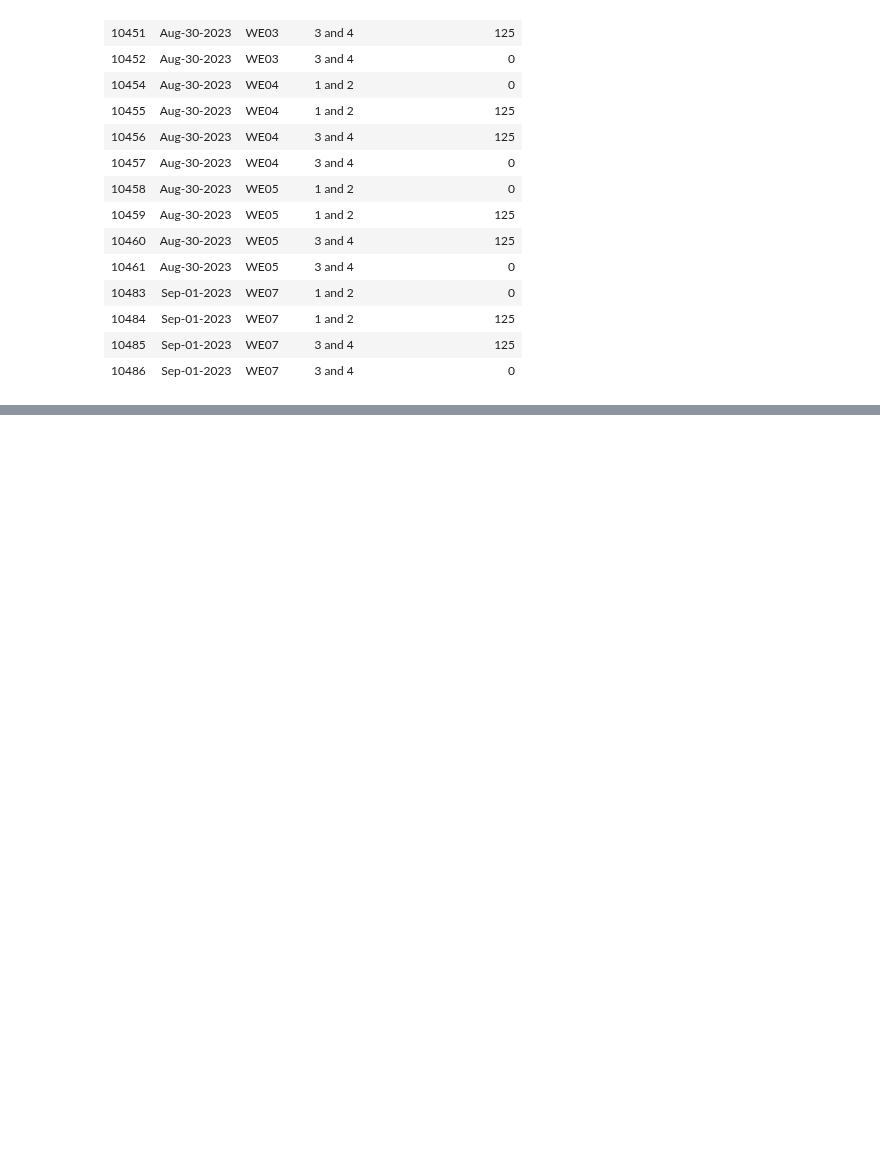
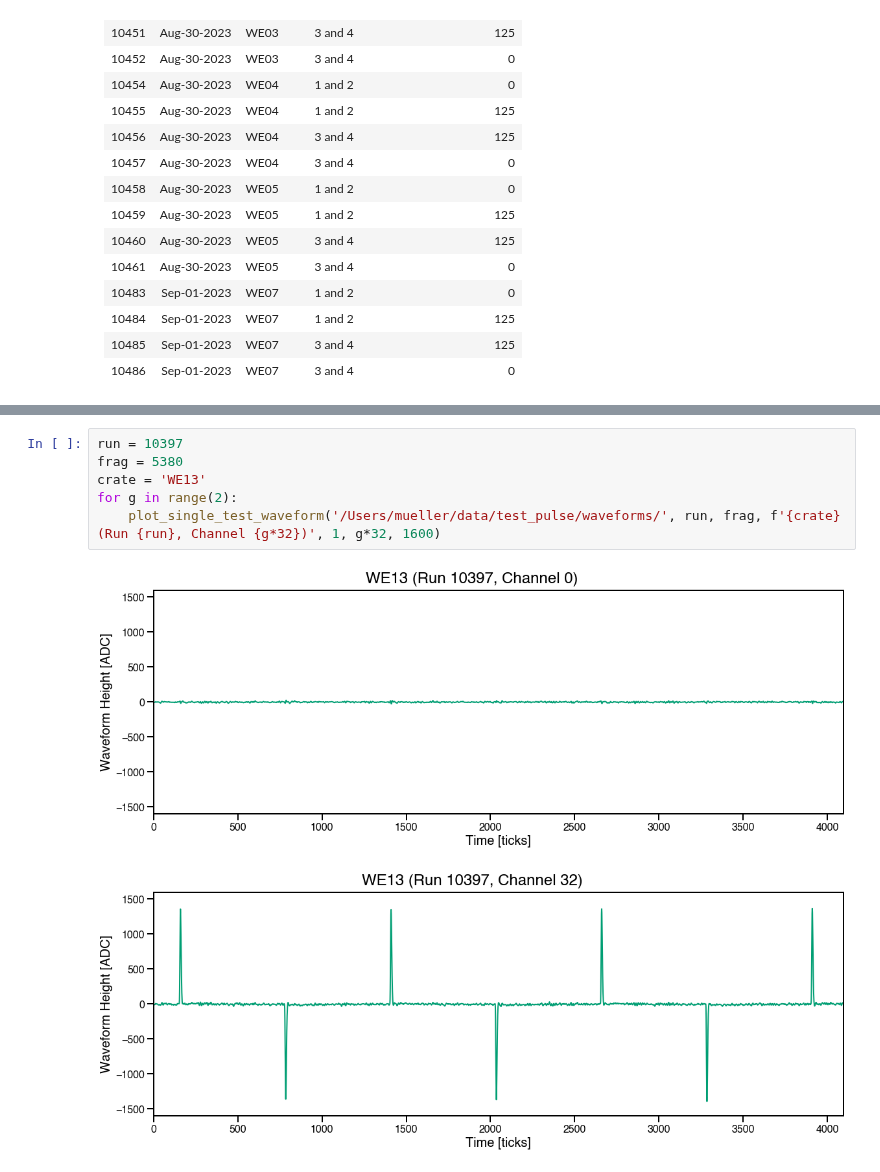
Before and after one commit to justinjmueller/icarus_tpc_analysis, a Jupyter notebook: icarus_test_pulse/icarus_test_pulse.ipynb, the cells around one changed output, grey strips where cells are left out. Drawn from its saved outputs; the diff is of its cells as text; blank space fills up the shorter version.

```diff
--- a/icarus_test_pulse/icarus_test_pulse.ipynb
+++ b/icarus_test_pulse/icarus_test_pulse.ipynb
@@ -176,0 +258,9 @@ Full-scale Test Results:
+# %%
+run = 10397
+frag = 5380
+crate = 'WE13'
+for g in range(2):
+    plot_single_test_waveform('/Users/mueller/data/test_pulse/waveforms/', run, frag, f'{crate} (Run {run}, Channel {g*32})', 1, g*32, 1600)
+# %% [output]
+[figure, added]
+[figure, added]
```
Also changed, not shown: parts of 2 cells of this notebook.
